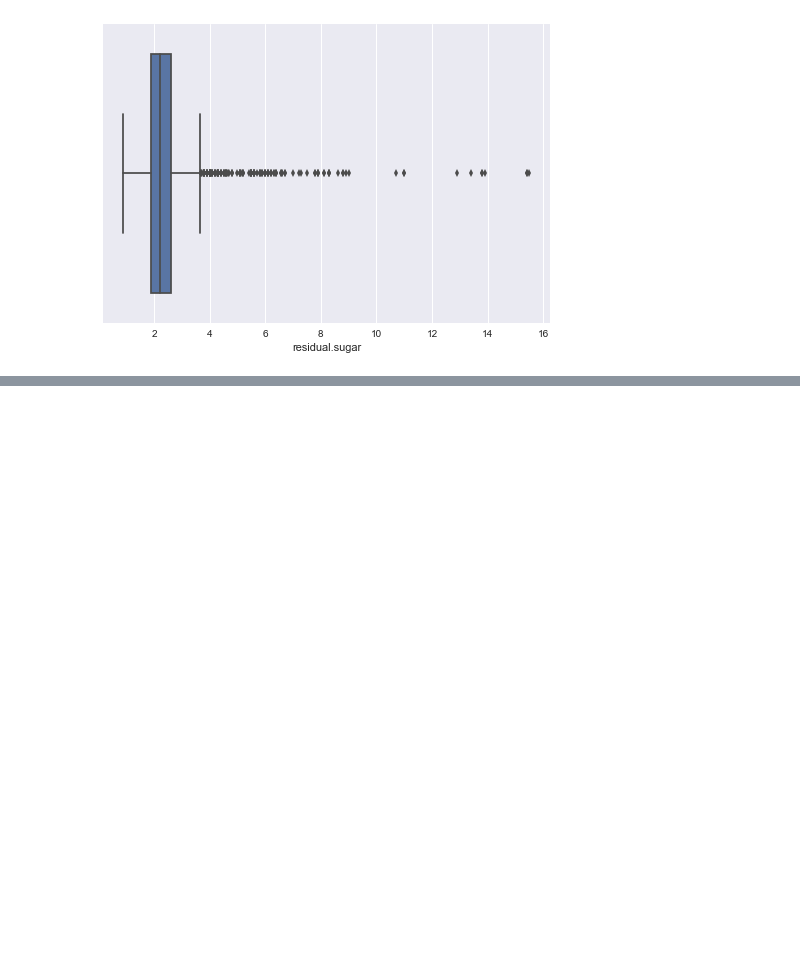
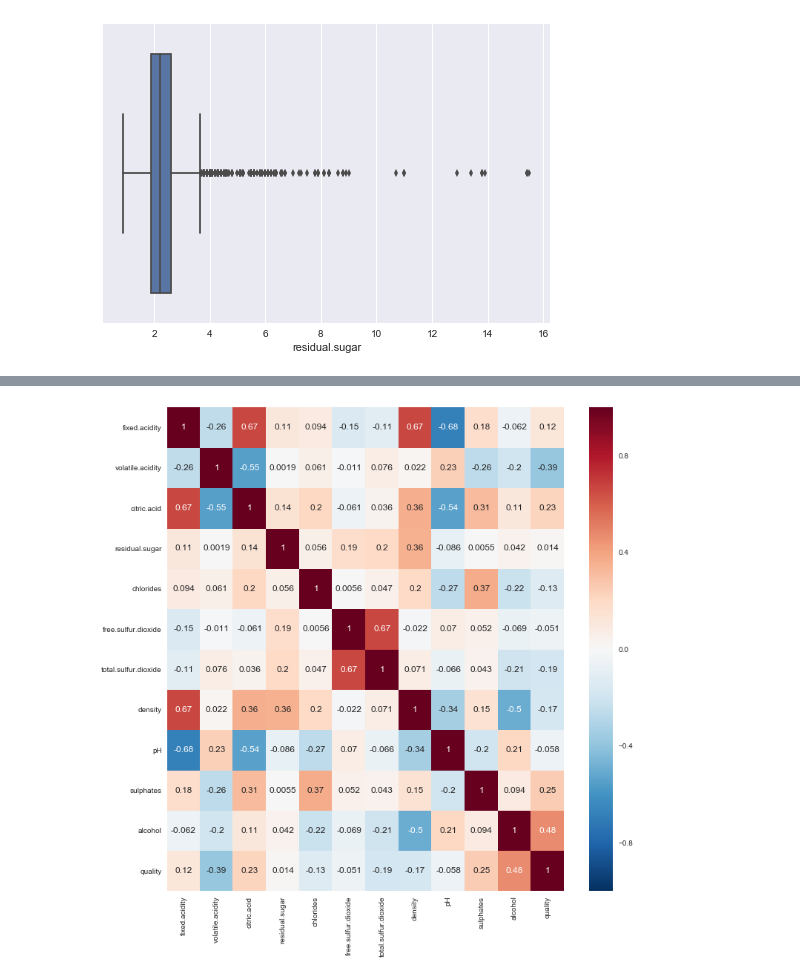
Before and after one commit to Shreyas3108/May28thMLbatcj, a Jupyter notebook: WineQualityReds.ipynb, the cells around one changed output, grey strips where cells are left out. Cells and saved outputs as stored; diff of their text form; code cells hidden in the pictures; blank space fills up the shorter version.

```diff
--- a/WineQualityReds.ipynb
+++ b/WineQualityReds.ipynb
@@ -65,4 +65,4 @@ df.head()
 | 3 | 4 | 11.2 | 0.28 | 0.56 | 1.9 | 0.075 | ... |
 | 4 | 5 | 7.4 | 0.70 | 0.00 | 1.9 | 0.076 | ... |
 # %%
-#df.pop('Unnamed: 0')
+df.pop('Unnamed: 0')
@@ -198,0 +246,6 @@ sns.boxplot(df['residual.sugar'])
+# %%
+plt.figure(figsize =(12,12))
+sns.heatmap(df.corr(),annot=True)
+plt.show()
+# %% [output]
+[figure, added]
```
Also changed, not shown: parts of 23 cells of this notebook.
